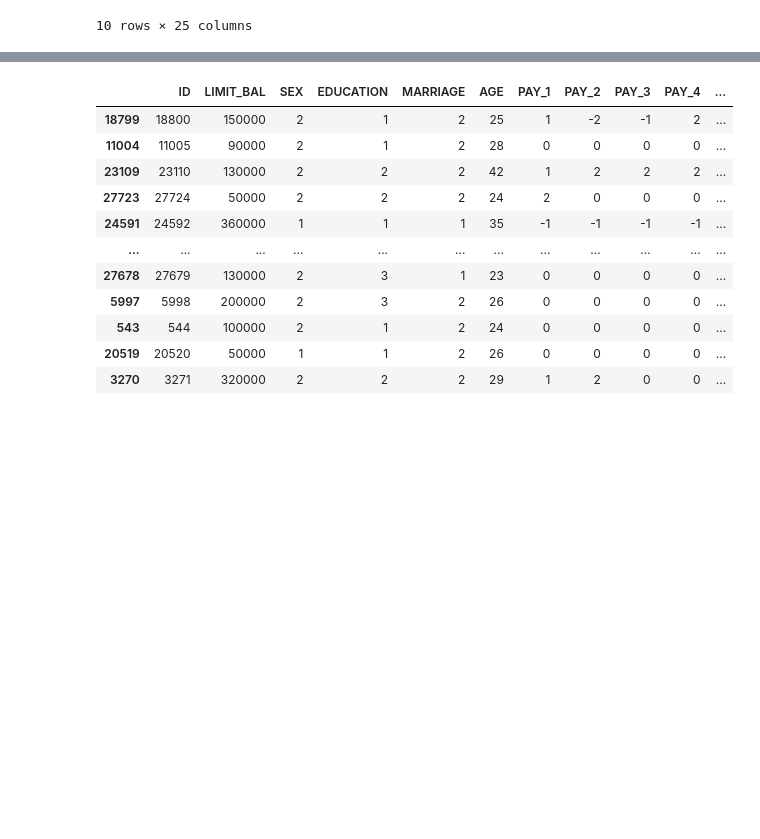
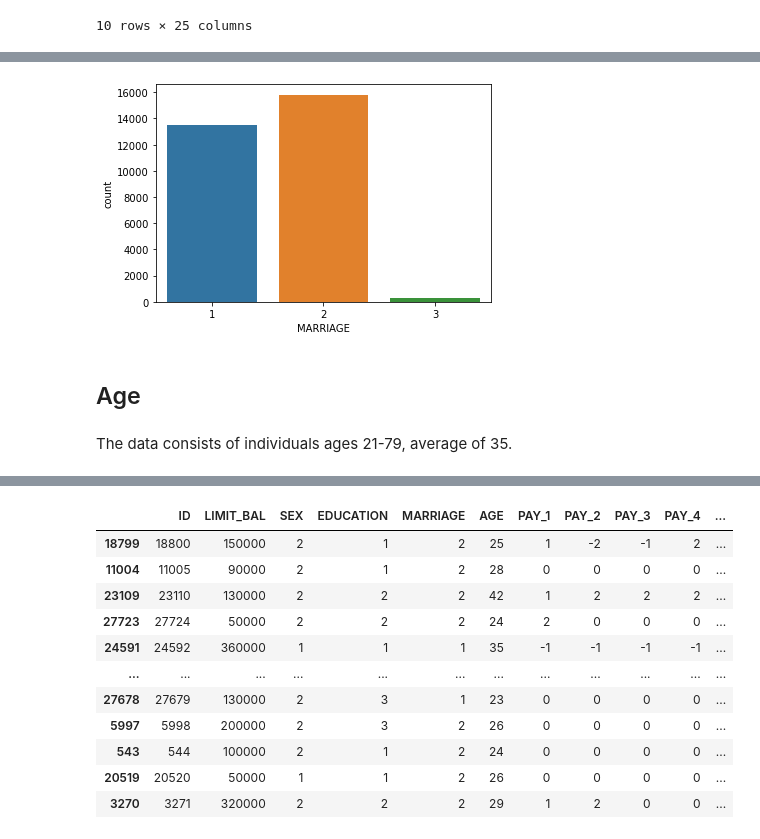
Before and after one commit to Responsible-Lenders/credit-default, a Jupyter notebook: EDA.ipynb, the cells around one changed output, grey strips where cells are left out. Cells and saved outputs as stored; diff of their text form; code cells hidden in the pictures; blank space fills up the shorter version.

```diff
--- a/EDA.ipynb
+++ b/EDA.ipynb
@@ -63,0 +148,15 @@ memory usage: 5.7 MB
+# %%
+df = df[df.MARRIAGE!=0]
+# %%
+df = df.reset_index(drop=True)
+# %%
+df=df.astype({'MARRIAGE': 'category'})
+# %%
+sns.countplot(data=df, x='MARRIAGE')
+plt.show()
+# %% [output]
+[figure, added]
+# %% [markdown]
+## Age
+# %% [markdown]
+The data consists of individuals ages 21-79, average of 35.
```
Also changed, not shown: parts of 49 cells of this notebook.
